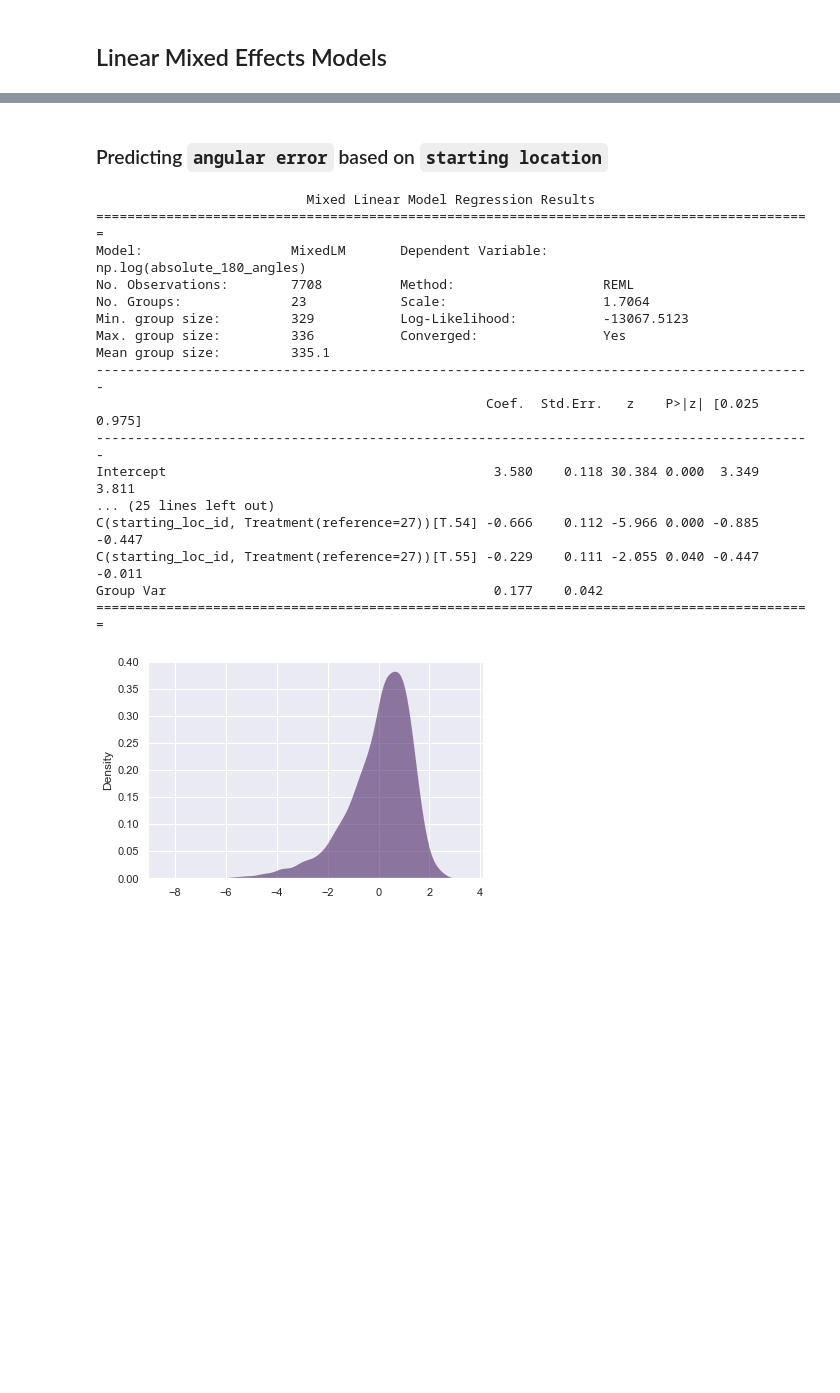
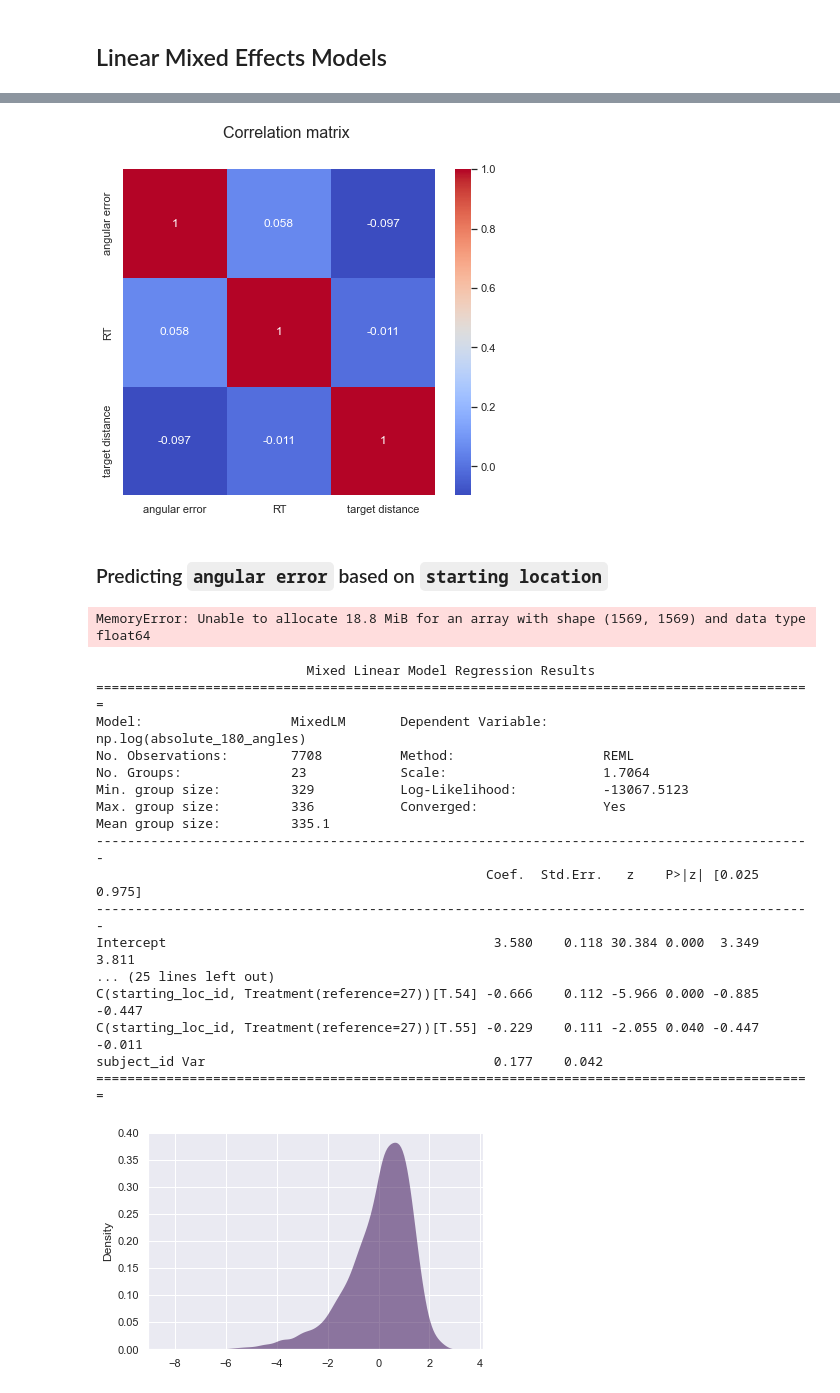
Before and after one commit to nora-maleki/humanA-pointing-task-analysis, a Jupyter notebook: analyses/01_main/03_analysis.ipynb, the cells around one changed output, grey strips where cells are left out. Drawn from its saved outputs; the diff is of its cells as text; code cells hidden in the pictures; blank space fills up the shorter version.

```diff
--- a/analyses/01_main/03_analysis.ipynb
+++ b/analyses/01_main/03_analysis.ipynb
@@ -45,0 +39,9 @@ lmer_df.head()
+# %%
+lmm_df = (df_cleaned[['absolute_180_angles', 'RT', 'distance_to_target']]
+           .assign(subject_id=df_cleaned.subject_id.astype('category'),
+                   starting_loc_id=df_cleaned.starting_loc_id.astype('category'),
+                   human_agent=df_cleaned.human_agent.astype('category'),
+                   trial_id_per_location=df_cleaned.trial_id_per_location.astype('category')
+                   ))
+
+lmm_df.info()
@@ -46,9 +109,36 @@ lmer_df.head()
+# %%
+fig, axes = plt.subplots(figsize = (7, 6))
+
+sns.heatmap(
+    data=(lmm_df
+          .rename(columns={'absolute_180_angles' : 'angular error',
+                           'distance_to_target' : 'target distance'})
+          .corr()),
+    annot = True,
+    fmt='.2g',
+    cmap= 'coolwarm'
+)
+
+plt.suptitle(t='Correlation matrix', size=16, x=.45)
+
+plt.show()
+
+fig.savefig(f'{PLOT_PATH}/correlation_matrix_{N}.png', bbox_inches='tight', dpi=90)
+# %% [output]
+[figure, added]
 # %% [markdown]
 ### Predicting `angular error` based on `starting location`
+# %%
+formula = 'np.log(absolute_180_angles) ~ C(starting_loc_id, Treatment(reference=27)) + C(human_agent) + C(starting_loc_id, Treatment(reference=27)):C(human_agent)'
+
+model_LM = smf.mixedlm(formula = formula, data = lmm_df, groups='subject_id').fit()
+print(model_LM.summary())
+# %% [output]
+MemoryError: Unable to allocate 18.8 MiB for an array with shape (1569, 1569) and data type float64
 # %%
 formula = 'np.log(absolute_180_angles) ~ C(starting_loc_id, Treatment(reference=27))'
 
-model_LM = smf.mixedlm(formula = formula, data = lmer_df, groups=lmer_df['subject_id']).fit()
+model_LM = smf.mixedlm(formula = formula, data = lmm_df, groups='subject_id').fit()
 print(model_LM.summary())
 # %% [output]
                            Mixed Linear Model Regression Results
@@ -66,7 +156,7 @@ Intercept                                          3.580    0.118 30.384 0.000
 ... (25 lines left out)
 C(starting_loc_id, Treatment(reference=27))[T.54] -0.666    0.112 -5.966 0.000 -0.885 -0.447
 C(starting_loc_id, Treatment(reference=27))[T.55] -0.229    0.111 -2.055 0.040 -0.447 -0.011
-Group Var                                          0.177    0.042
+subject_id Var                                     0.177    0.042
 ============================================================================================
 # %%
 sns.kdeplot(model_LM.resid, shade='fill', palette='Crest', alpha=.5, linewidth=0)
```
Also changed, not shown: parts of 8 cells of this notebook.
